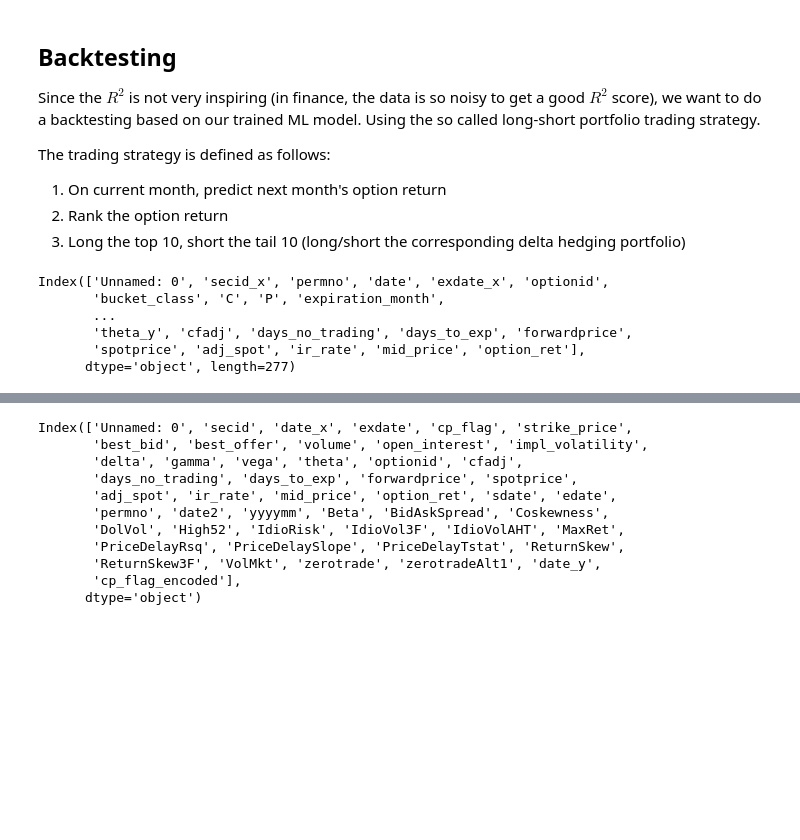
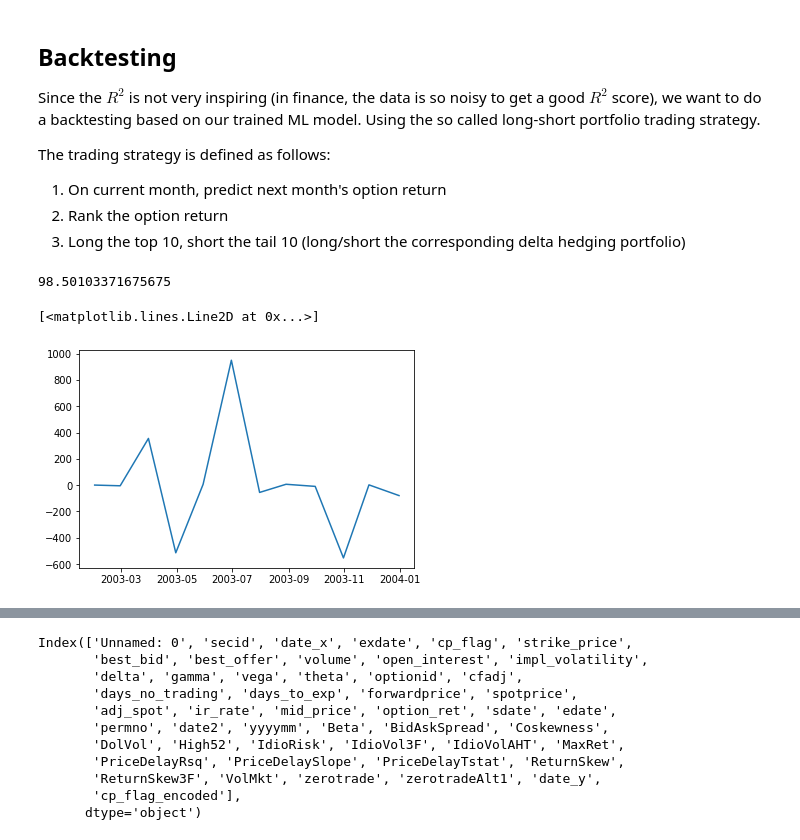
Before and after one commit to jzfrank/AQF-option-rodeo, a Jupyter notebook: ml_predictor.ipynb, the cells around one changed output, grey strips where cells are left out. Cells and saved outputs as stored; diff of their text form; code cells hidden in the pictures; blank space fills up the shorter version.

```diff
--- a/ml_predictor.ipynb
+++ b/ml_predictor.ipynb
@@ -1151,13 +1210,20 @@ def backtesting(test_data, regressor):
     return dates, hedge_from_gains
-# %%
-test_data.columns
-# %% [output]
-Index(['Unnamed: 0', 'secid_x', 'permno', 'date', 'exdate_x', 'optionid',
-       'bucket_class', 'C', 'P', 'expiration_month',
-       ...
-       'theta_y', 'cfadj', 'days_no_trading', 'days_to_exp', 'forwardprice',
-       'spotprice', 'adj_spot', 'ir_rate', 'mid_price', 'option_ret'],
-      dtype='object', length=277)
+# %%
+# L_En = lambda X: 1/2 * (lasso_reg(X) + ridge_reg(X))
+class Emsemble():
+    def __init__(self, models):
+        self.models = models
+    def predict(self, X):
+        return 1 / len(self.models) * sum(
+            model.predict(X) for model in self.models
+        )
+L_En = Emsemble([lasso_reg, ridge_reg])
+dates, hedge_from_gains = backtesting(test_data, L_En)
+plt.plot(dates, hedge_from_gains)
+# %% [output]
+98.50103371675675
+[<matplotlib.lines.Line2D at 0x...>]
+[figure, added]
 # %%
 dates, hedge_from_gains = backtesting(test_data, lasso_reg)
 plt.plot(dates, hedge_from_gains)
```
Also changed, not shown: parts of 39 cells of this notebook, 3 other files.
